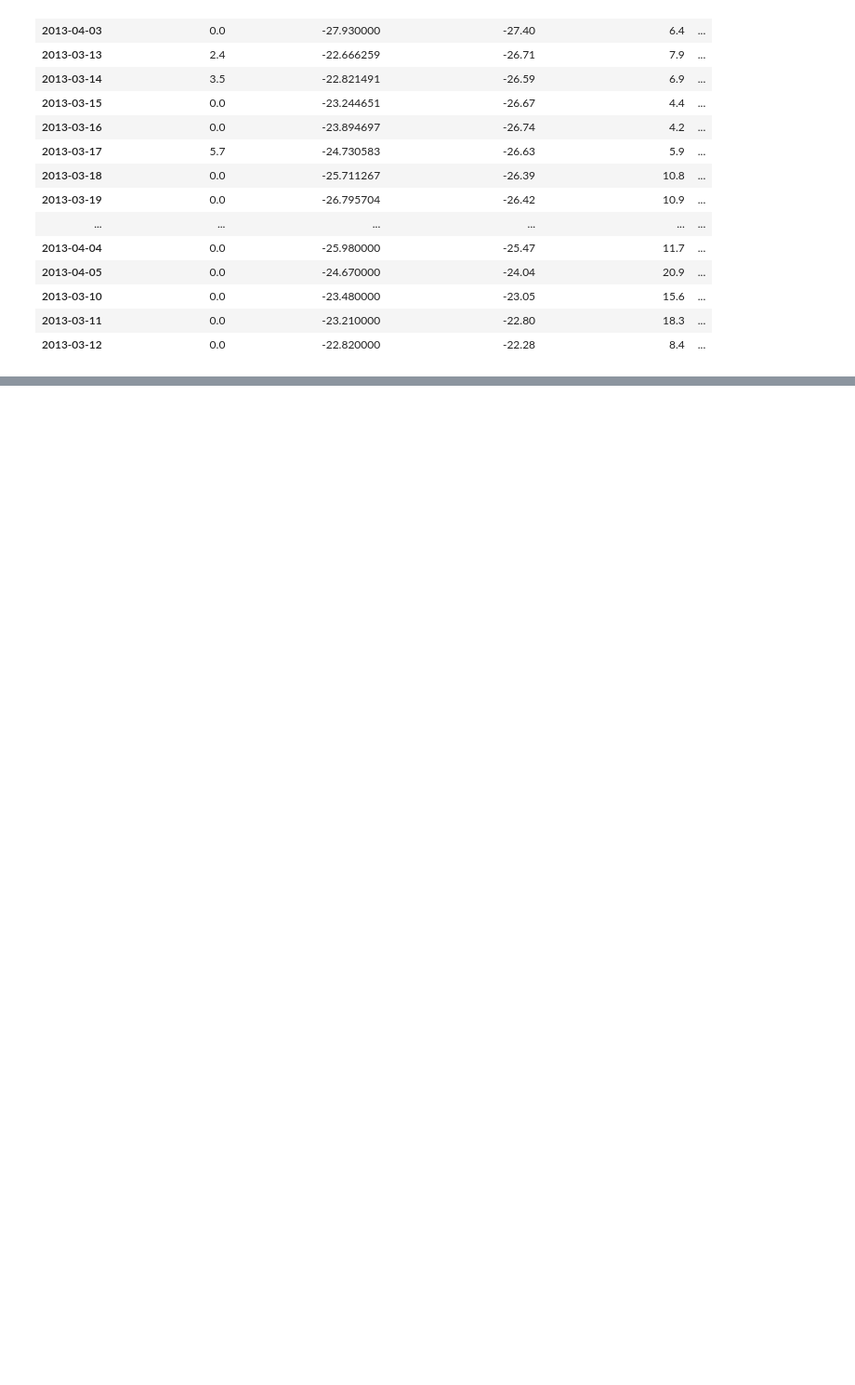
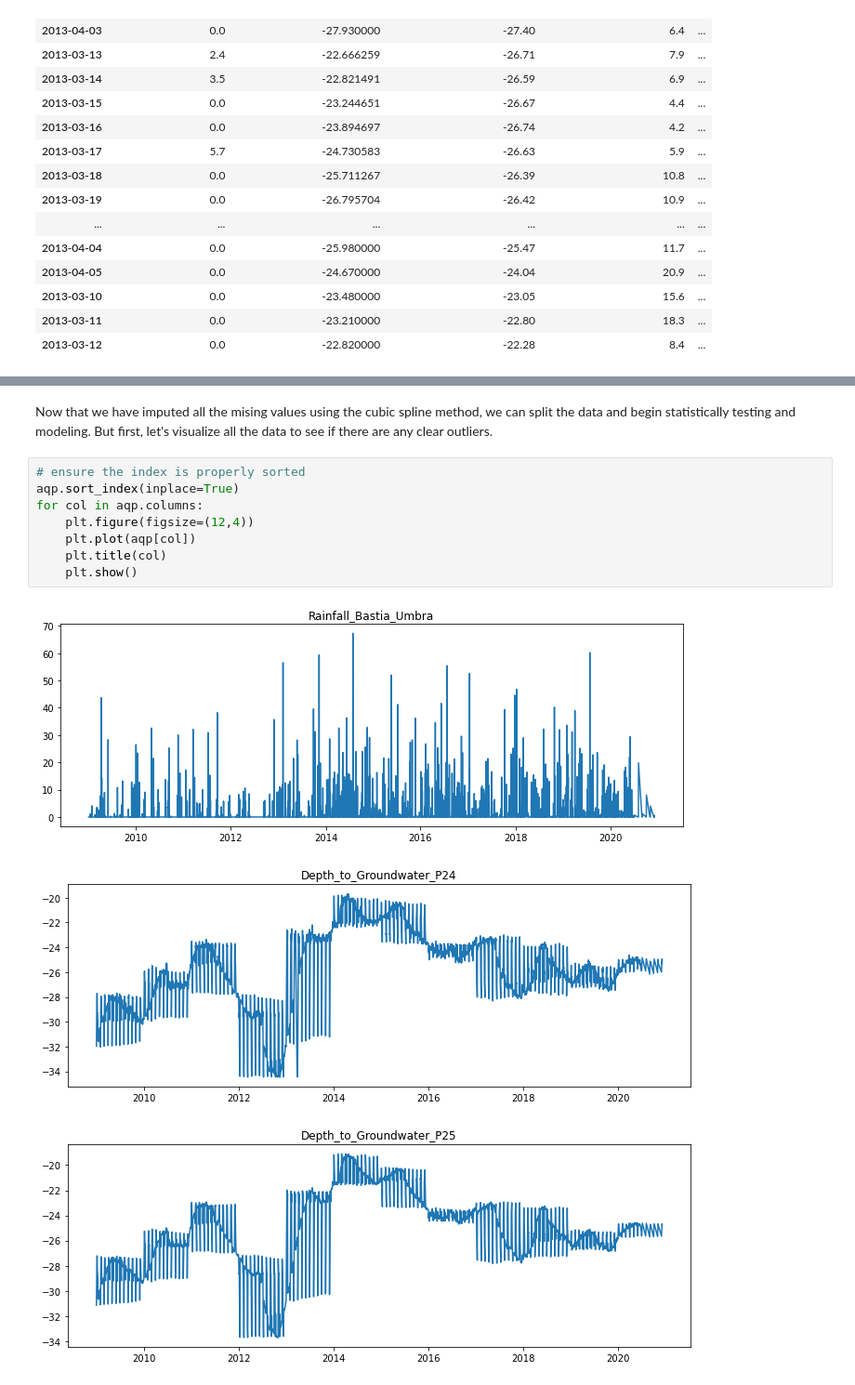
Before and after one commit to datastraine/kaggle, a Jupyter notebook: AceaSmart_Water_Analytics/acea-comp-explore.ipynb, the cells around one changed output, grey strips where cells are left out. Shown at 93% size. Saved outputs shown, nothing was run; the diff lists cells and outputs as text; blank space fills up the shorter version.

Commit message:
updates notebook with additional data exploration

```diff
--- a/AceaSmart_Water_Analytics/acea-comp-explore.ipynb
+++ b/AceaSmart_Water_Analytics/acea-comp-explore.ipynb
@@ -1189,0 +1202,14 @@ aqp[(aqp.index >= '2013-03-10') & (aqp.index <= '2013-04-05')]
+# %% [markdown]
+Now that we have imputed all the mising values using the cubic spline method, we can split the data and begin statistically testing and modeling. But first, let's visualize all the data to see if there are any clear outliers.
+# %%
+# ensure the index is properly sorted
+aqp.sort_index(inplace=True)
+for col in aqp.columns:
+    plt.figure(figsize=(12,4))
+    plt.plot(aqp[col])
+    plt.title(col)
+    plt.show()
+# %% [output]
+[figure, added]
+[figure, added]
+[figure, added]
```
Also changed, not shown: parts of 4 cells of this notebook.
